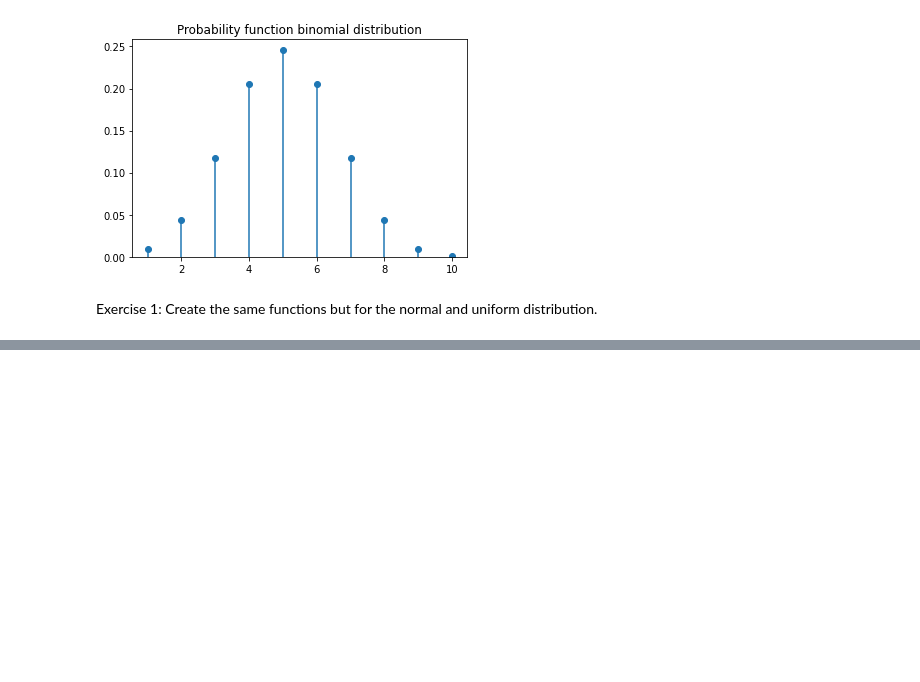
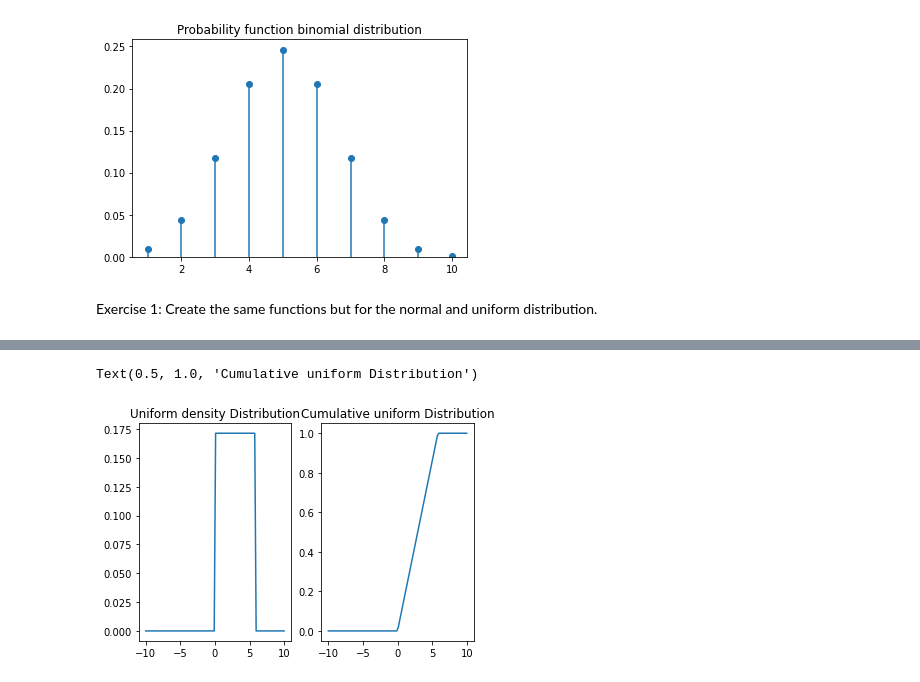
Before and after one commit to federico-serron/probability-distribution-exercises-project-with-python, a Jupyter notebook: notebook/problems.ipynb, the cells around one changed output, grey strips where cells are left out. Drawn from its saved outputs; the diff is of its cells as text; code cells hidden in the pictures; blank space fills up the shorter version.

```diff
--- a/notebook/problems.ipynb
+++ b/notebook/problems.ipynb
@@ -134,0 +160,23 @@ Text(0.5, 1.0, 'Cumulative normal Distribution')
+# %%
+# Setting up random variable and their respective mean and sd
+X = np.linspace(-10, 10, 100)
+mean = np.mean(X)
+sd = np.std(X)
+
+# Saving the results in variables to be able to make some graphs
+pdf = duniform(X, mean, sd)
+cdf = puniform(X, mean, sd)
+
+# Making the graphs
+figure, axis = plt.subplots(1,2)
+
+# For PDF
+axis[0].plot(X, pdf)
+axis[0].set_title("Uniform density Distribution")
+
+# For PDF
+axis[1].plot(X, cdf)
+axis[1].set_title("Cumulative uniform Distribution")
+# %% [output]
+Text(0.5, 1.0, 'Cumulative uniform Distribution')
+[figure, added]
```
Also changed, not shown: parts of 7 cells of this notebook.
